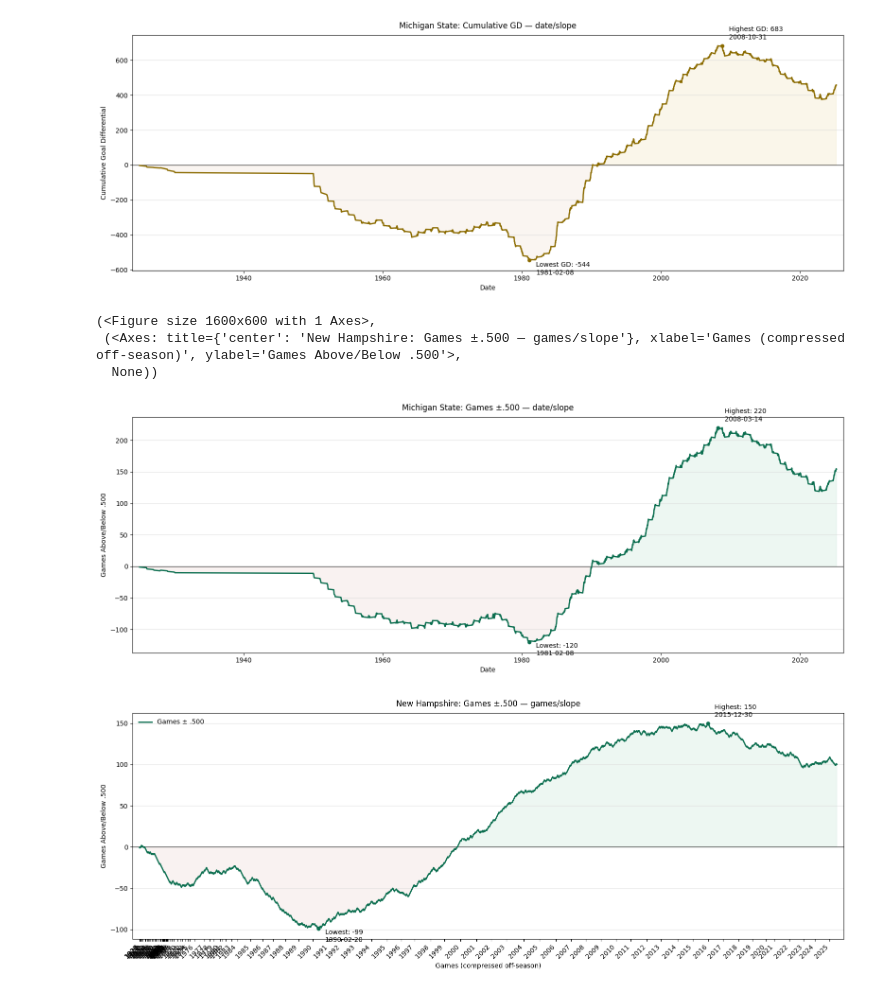
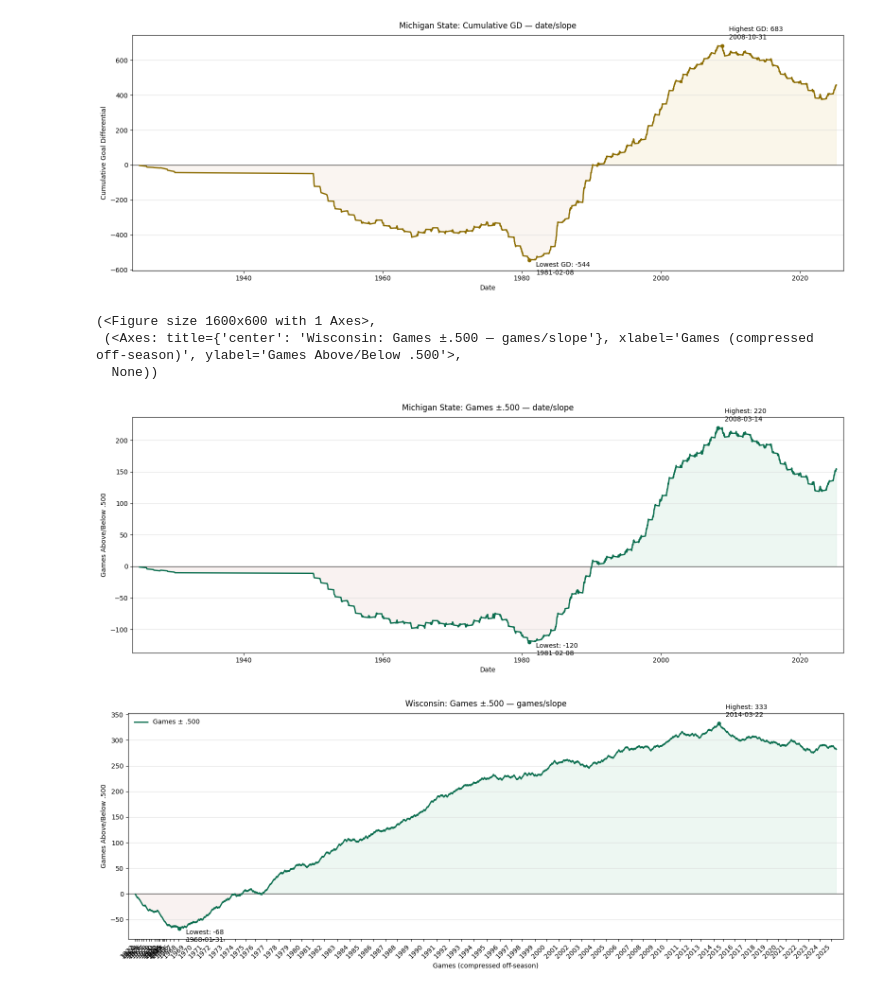
Before and after one commit to JSmith1826/college_hockey_2526, a Jupyter notebook: workbook/cumlative_all_time_records.ipynb, the cells around one changed output. Drawn from its saved outputs; the diff is of its cells as text; code cells hidden in the pictures.

```diff
--- a/workbook/cumlative_all_time_records.ipynb
+++ b/workbook/cumlative_all_time_records.ipynb
@@ -1355,13 +1161,13 @@ plot_team_timeline(
 # %%
 ## Call Version 2 of Plotting Function
 plot_team_timeline(tl, "Michigan State", mode="games",
                    time_scale="date", style="slope")
 
-plot_team_timeline(tl, "New Hampshire", mode="games",
+plot_team_timeline(tl, "Wisconsin", mode="games",
                    time_scale="games", style="slope", show_legend=True)
 # %% [output]
 (<Figure size 1600x600 with 1 Axes>,
- (<Axes: title={'center': 'New Hampshire: Games ±.500 — games/slope'}, xlabel='Games (compressed off-season)', ylabel='Games Above/Below .500'>,
+ (<Axes: title={'center': 'Wisconsin: Games ±.500 — games/slope'}, xlabel='Games (compressed off-season)', ylabel='Games Above/Below .500'>,
   None))
 [figure]
-[figure, old version]
+[figure, new version]
```
Also changed, not shown: parts of 6 cells of this notebook.
